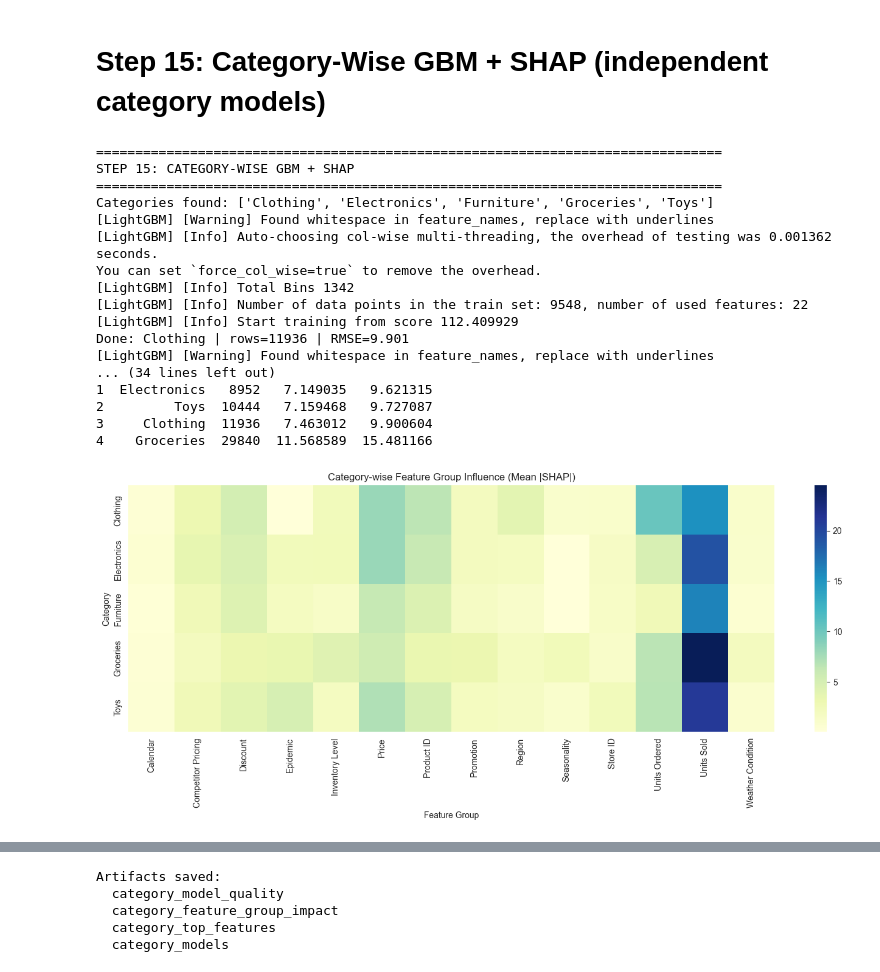
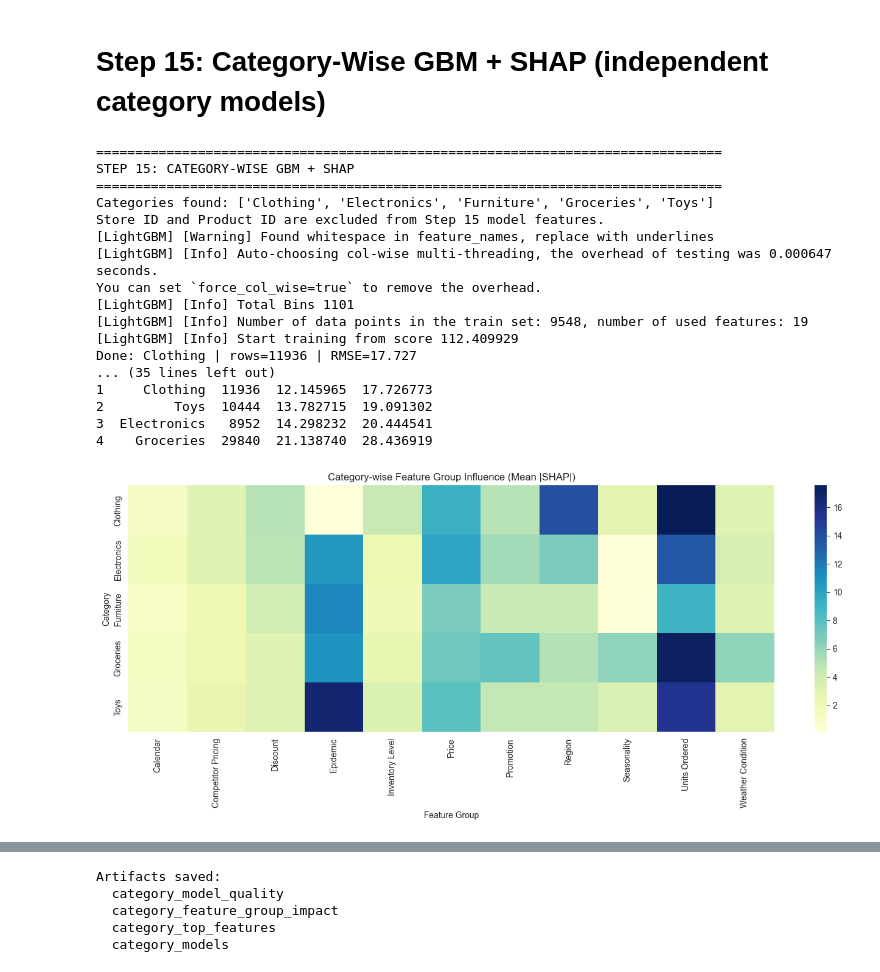
Before and after one commit to nilotpalc/kaggle_demand_forecasting, a Jupyter notebook: solutionfile.ipynb, the cells around one changed output, grey strips where cells are left out. Drawn from its saved outputs; the diff is of its cells as text; code cells hidden in the pictures.

```diff
--- a/solutionfile.ipynb
+++ b/solutionfile.ipynb
@@ -262,13 +262,26 @@ Correlation heatmap displayed.
 # Create unique_id: combination of Store ID and Product ID
 df['unique_id'] = df['Store ID'].astype(str) + '_' + df['Product ID'].astype(str)
 
+# Global feature config (single source of truth)
+EXCLUDE_FEATURES = {'Units Sold'}          # run A
+# EXCLUDE_FEATURES = {'Units Ordered'}     # run B
+# EXCLUDE_FEATURES = set()                 # full model
+
+BASE_NUMERIC_FEATURES = [
+    'Price', 'Discount', 'Inventory Level',
+    'Units Sold', 'Units Ordered', 'Competitor Pricing'
+]
+
 # Define feature groups
-numeric_features = ['Price', 'Discount', 'Inventory Level', 'Units Sold', 'Units Ordered', 'Competitor Pricing']
+## Final numeric features after exclusion
+numeric_features = [f for f in BASE_NUMERIC_FEATURES if f not in EXCLUDE_FEATURES]
 categorical_features = ['Category', 'Region', 'Weather Condition', 'Seasonality']
 binary_features = ['Promotion', 'Epidemic']
 time_series_id = ['Date', 'unique_id']
 target = ['Demand']
 
+print("Excluded:", EXCLUDE_FEATURES)
+print("numeric_features:", numeric_features)
 print("Feature Groups Defined:")
 print(f"  Numeric (StandardScaler): {numeric_features}")
 print(f"  Categorical (OneHotEncoder): {categorical_features}")
@@ -282,4 +295,18 @@ print(f"Sample unique_ids: {df['unique_id'].unique()[:5].tolist()}")
 # Sort by date and unique_id for consistency
 df = df.sort_values(['unique_id', 'Date']).reset_index(drop=True)
 print(f"\nDataset sorted by unique_id and Date. Shape: {df.shape}")
+
+# ============================================================================
+# FEATURE ENGINEERING VERIFICATION
+# ============================================================================
+print("\n" + "=" * 80)
+print("FEATURE ENGINEERING SUMMARY")
+print("=" * 80)
+print(f"✓ Dynamic numeric features: {len(numeric_features)} features")
+print(f"  Active: {numeric_features}")
+print(f"✓ Categorical features: {len(categorical_features)} features")
+print(f"✓ Binary features: {len(binary_features)} features")
+print(f"✓ All features will cascade through preprocessing → all_feature_names")
+print(f"  (ensuring consistency across all downstream steps)")
+print("=" * 80)
 # %% [output]
@@ -1429,12 +1557,12 @@ print("=" * 80)
 
 from sklearn.model_selection import train_test_split
 from sklearn.metrics import mean_absolute_error, mean_squared_error
-from sklearn.preprocessing import OrdinalEncoder
 from sklearn.compose import ColumnTransformer
 from sklearn.preprocessing import StandardScaler, OneHotEncoder
 
 category_values = sorted(df_train_split['Category'].dropna().unique().tolist())
 print(f"Categories found: {category_values}")
+print("Store ID and Product ID are excluded from Step 15 model features.")
 
 category_model_rows = []
 category_group_rows = []
@@ -1449,6 +1577,7 @@ for category_name in category_values:
         continue
 
     # Build category-specific design matrix without Category as an input feature
+    # Also exclude Store/Product ID label features from evaluation model inputs
     local_numeric = numeric_features.copy()
     local_categorical = ['Region', 'Weather Condition', 'Seasonality']
     local_binary = binary_features.copy()
@@ -1479,11 +1608,8 @@ for category_name in category_values:
         'day_of_month': cat_df['Date'].dt.day.values,
     })
 
-    local_encoder = OrdinalEncoder()
-    local_id_encoded = local_encoder.fit_transform(cat_df[['Store ID', 'Product ID']])
-    local_id_df = pd.DataFrame(local_id_encoded, columns=['StoreID_encoded', 'ProductID_encoded'])
-
-    X_cat = pd.concat([X_local_df, local_time, local_id_df], axis=1)
+    # Final feature matrix excludes StoreID_encoded and ProductID_encoded
+    X_cat = pd.concat([X_local_df, local_time], axis=1)
     y_cat = cat_df['Demand'].astype(float).reset_index(drop=True)
 
     X_tr, X_val, y_tr, y_val = train_test_split(
@@ -1540,8 +1666,6 @@ for category_name in category_values:
         'Region_': 'Region',
         'Weather Condition_': 'Weather Condition',
         'Seasonality_': 'Seasonality',
-        'StoreID_encoded': 'Store ID',
-        'ProductID_encoded': 'Product ID',
         'day_of_week': 'Calendar',
         'day_of_month': 'Calendar',
         'month': 'Calendar',
@@ -1603,41 +1727,41 @@ if not category_feature_group_impact.empty:
     if len(cats_for_plot) == 1:
         axes = [axes]
 
     for ax, category_name in zip(axes, cats_for_plot):
         part = (
             category_feature_group_impact[category_feature_group_impact['Category'] == category_name]
             .sort_values('MeanAbsSHAP', ascending=False)
             .head(8)
         )
         sns.barplot(data=part, x='MeanAbsSHAP', y='Feature Group', ax=ax, palette='magma')
         ax.set_title(f"{category_name}: Top 8 feature groups")
         ax.set_xlabel('Mean Absolute SHAP')
         ax.set_ylabel('Feature Group')
 
     plt.tight_layout()
     plt.show()
 
 print("\nArtifacts saved:")
 print("  category_model_quality")
 print("  category_feature_group_impact")
 print("  category_top_features")
 print("  category_models")
 # %% [output]
 ================================================================================
 STEP 15: CATEGORY-WISE GBM + SHAP
 ================================================================================
 Categories found: ['Clothing', 'Electronics', 'Furniture', 'Groceries', 'Toys']
+Store ID and Product ID are excluded from Step 15 model features.
 [LightGBM] [Warning] Found whitespace in feature_names, replace with underlines
-[LightGBM] [Info] Auto-choosing col-wise multi-threading, the overhead of testing was 0.001362 seconds.
+[LightGBM] [Info] Auto-choosing col-wise multi-threading, the overhead of testing was 0.000647 seconds.
 You can set `force_col_wise=true` to remove the overhead.
-[LightGBM] [Info] Total Bins 1342
-[LightGBM] [Info] Number of data points in the train set: 9548, number of used features: 22
+[LightGBM] [Info] Total Bins 1101
+[LightGBM] [Info] Number of data points in the train set: 9548, number of used features: 19
 [LightGBM] [Info] Start training from score 112.409929
-Done: Clothing | rows=11936 | RMSE=9.901
-[LightGBM] [Warning] Found whitespace in feature_names, replace with underlines
-... (34 lines left out)
-1  Electronics   8952   7.149035   9.621315
-2         Toys  10444   7.159468   9.727087
-3     Clothing  11936   7.463012   9.900604
-4    Groceries  29840  11.568589  15.481166
+Done: Clothing | rows=11936 | RMSE=17.727
+... (35 lines left out)
+1     Clothing  11936  12.145965  17.726773
+2         Toys  10444  13.782715  19.091302
+3  Electronics   8952  14.298232  20.444541
+4    Groceries  29840  21.138740  28.436919
-[figure, old version]
+[figure, new version]
```
Also changed, not shown: parts of 12 cells of this notebook.
